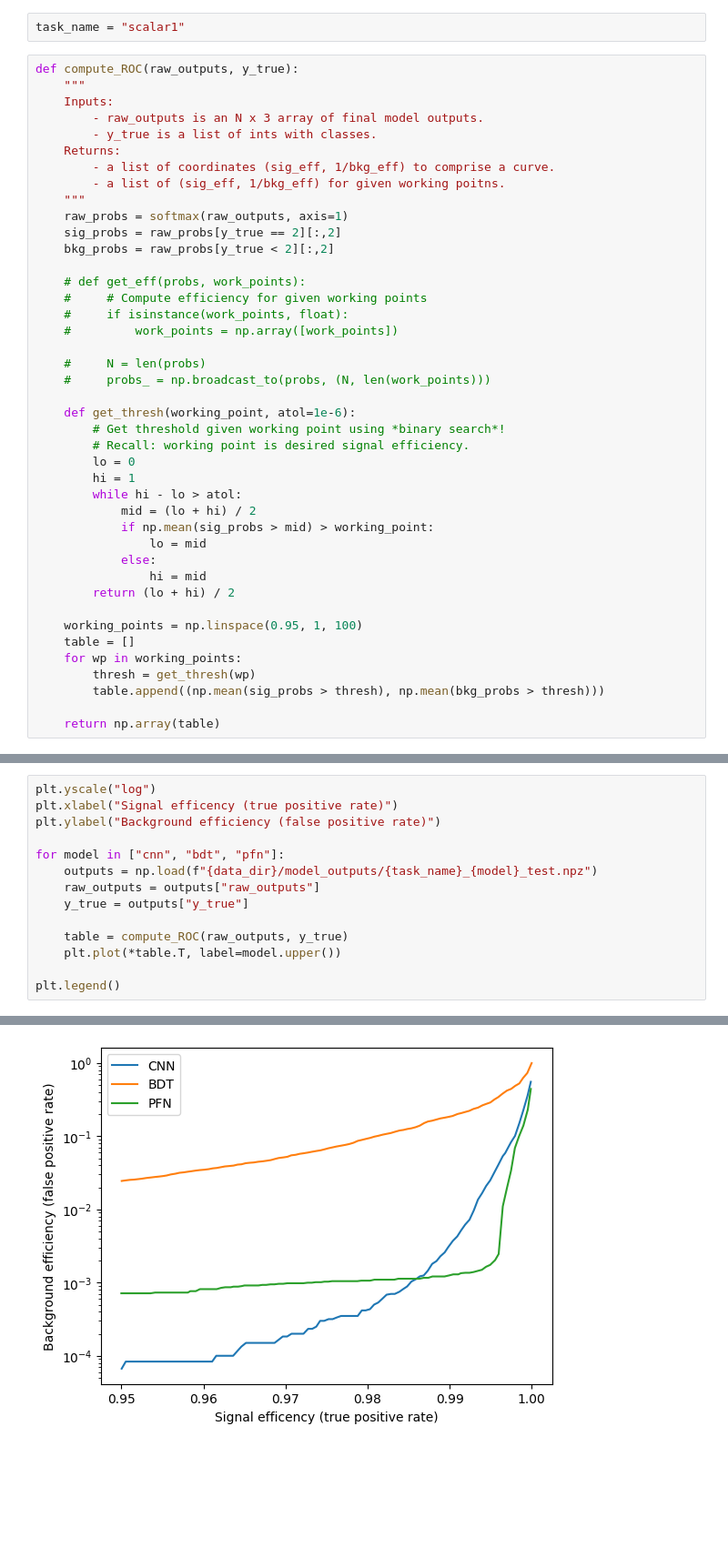
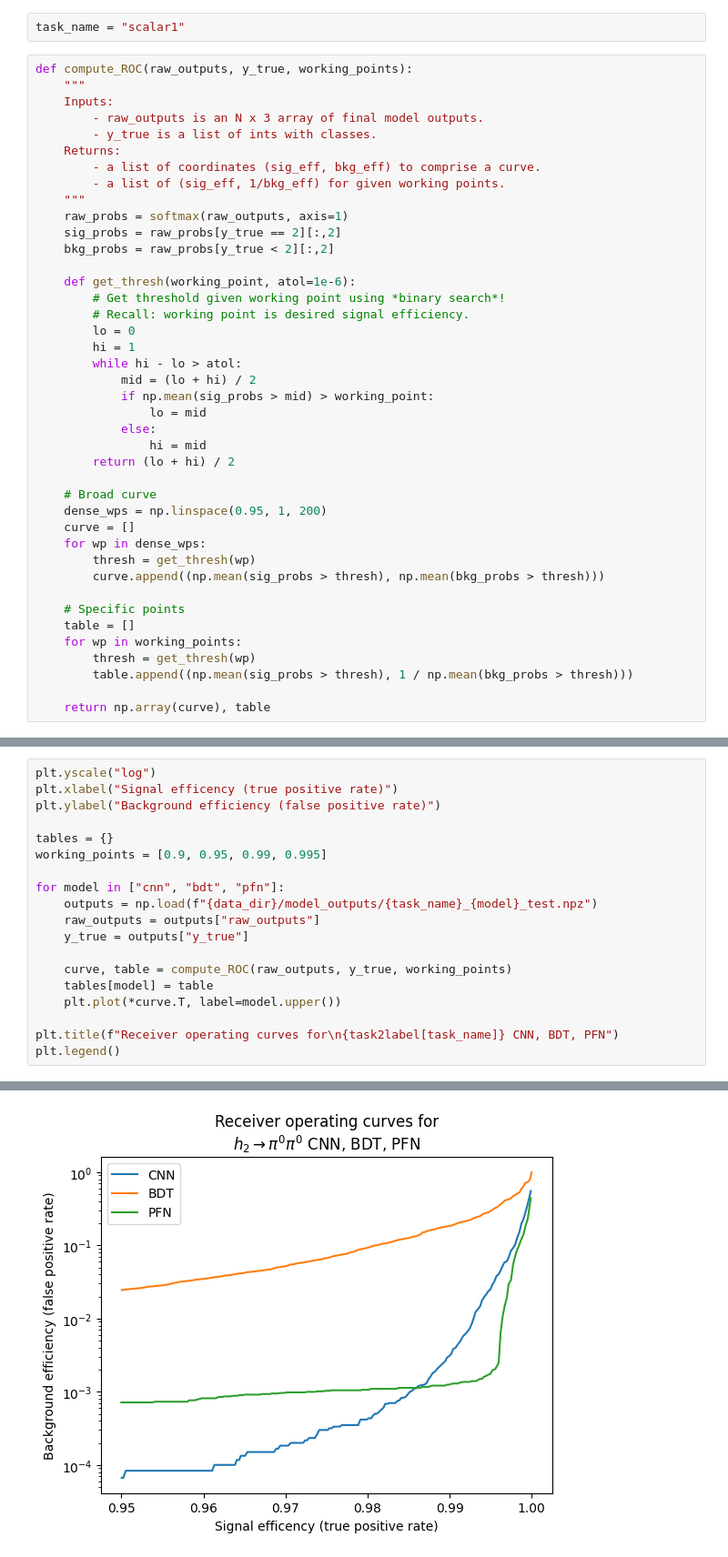
Before and after one commit to womogenes/photon-jet, a Jupyter notebook: final_evaluate/ROC_all.ipynb, the cells around one changed output, grey strips where cells are left out. Shown at 91% size. Drawn from its saved outputs; the diff is of its cells as text; blank space fills up the shorter version.

```diff
--- a/final_evaluate/ROC_all.ipynb
+++ b/final_evaluate/ROC_all.ipynb
@@ -17,26 +18,18 @@ import matplotlib.pyplot as plt
 # %%
 task_name = "scalar1"
 # %%
-def compute_ROC(raw_outputs, y_true):
+def compute_ROC(raw_outputs, y_true, working_points):
     """
     Inputs:
         - raw_outputs is an N x 3 array of final model outputs.
         - y_true is a list of ints with classes.
     Returns:
-        - a list of coordinates (sig_eff, 1/bkg_eff) to comprise a curve.
-        - a list of (sig_eff, 1/bkg_eff) for given working poitns.
+        - a list of coordinates (sig_eff, bkg_eff) to comprise a curve.
+        - a list of (sig_eff, 1/bkg_eff) for given working points.
     """
     raw_probs = softmax(raw_outputs, axis=1)
     sig_probs = raw_probs[y_true == 2][:,2]
     bkg_probs = raw_probs[y_true < 2][:,2]
-
-    # def get_eff(probs, work_points):
-    #     # Compute efficiency for given working points
-    #     if isinstance(work_points, float):
-    #         work_points = np.array([work_points])
-
-    #     N = len(probs)
-    #     probs_ = np.broadcast_to(probs, (N, len(work_points)))
 
     def get_thresh(working_point, atol=1e-6):
         # Get threshold given working point using *binary search*!
@@ -51,10 +44,17 @@ def compute_ROC(raw_outputs, y_true):
                 hi = mid
         return (lo + hi) / 2
 
-    working_points = np.linspace(0.95, 1, 100)
+    # Broad curve
+    dense_wps = np.linspace(0.95, 1, 200)
+    curve = []
+    for wp in dense_wps:
+        thresh = get_thresh(wp)
+        curve.append((np.mean(sig_probs > thresh), np.mean(bkg_probs > thresh)))
+
+    # Specific points
     table = []
     for wp in working_points:
         thresh = get_thresh(wp)
-        table.append((np.mean(sig_probs > thresh), np.mean(bkg_probs > thresh)))
+        table.append((np.mean(sig_probs > thresh), 1 / np.mean(bkg_probs > thresh)))
 
-    return np.array(table)
+    return np.array(curve), table
@@ -61,17 +67,22 @@ def compute_ROC(raw_outputs, y_true):
 # %%
 plt.yscale("log")
 plt.xlabel("Signal efficency (true positive rate)")
 plt.ylabel("Background efficiency (false positive rate)")
+
+tables = {}
+working_points = [0.9, 0.95, 0.99, 0.995]
 
 for model in ["cnn", "bdt", "pfn"]:
     outputs = np.load(f"{data_dir}/model_outputs/{task_name}_{model}_test.npz")
     raw_outputs = outputs["raw_outputs"]
     y_true = outputs["y_true"]
 
-    table = compute_ROC(raw_outputs, y_true)
-    plt.plot(*table.T, label=model.upper())
+    curve, table = compute_ROC(raw_outputs, y_true, working_points)
+    tables[model] = table
+    plt.plot(*curve.T, label=model.upper())
 
+plt.title(f"Receiver operating curves for\n{task2label[task_name]} CNN, BDT, PFN")
 plt.legend()
 # %% [output]
 <matplotlib.legend.Legend at 0x...>
-[figure, old version]
+[figure, new version]
```
Also changed, not shown: parts of 3 cells of this notebook, 2 other files.
